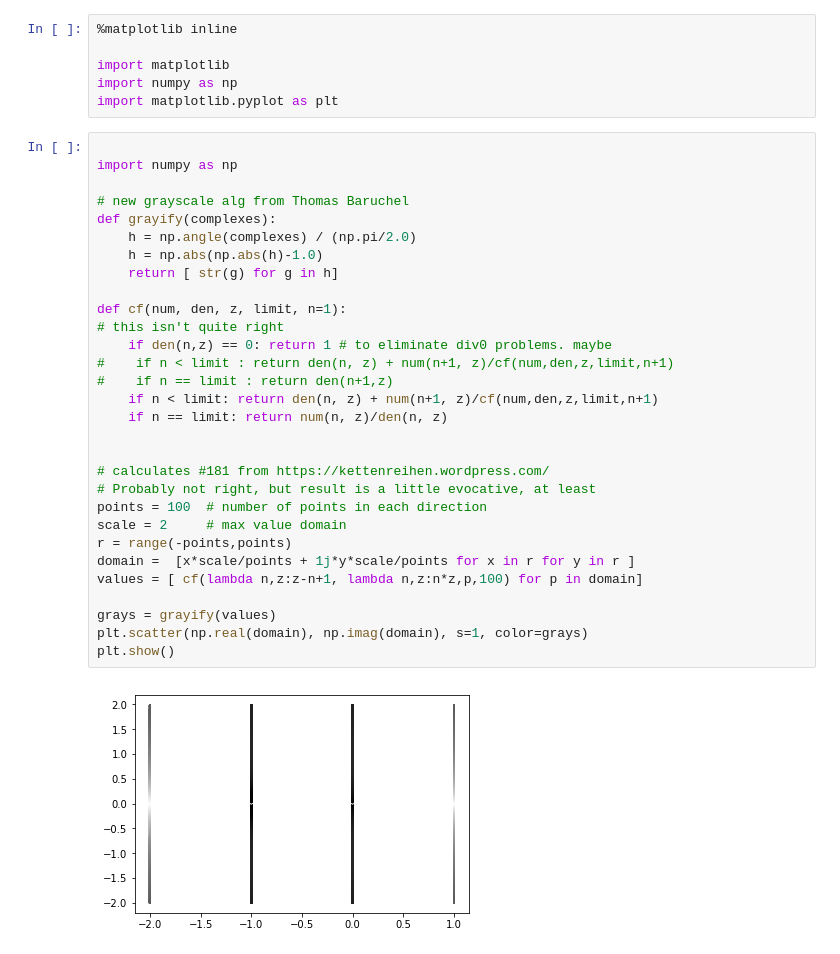
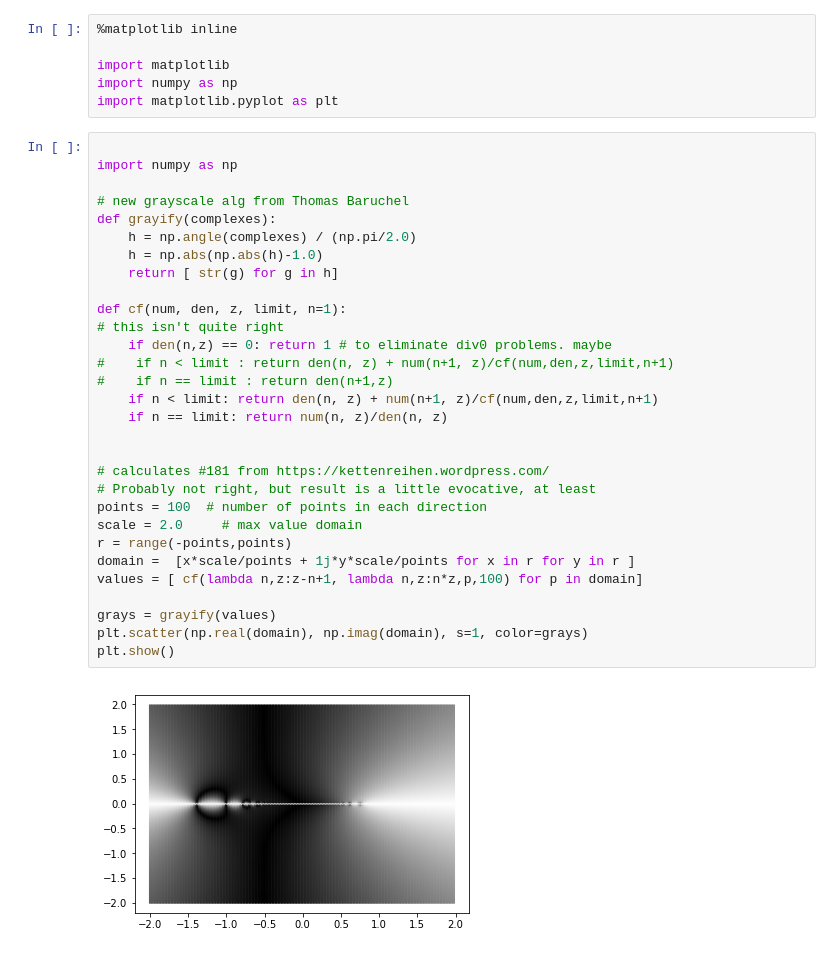
Before and after one commit to odewahn/fractions, a Jupyter notebook: fractions-alt.ipynb, the cells around one changed output. Cells and saved outputs as stored; diff of their text form.

Commit message:
changed scale to a float, not int

```diff
--- a/fractions-alt.ipynb
+++ b/fractions-alt.ipynb
@@ -7,32 +7,32 @@ import matplotlib.pyplot as plt
 # %%
 
 import numpy as np
 
 # new grayscale alg from Thomas Baruchel
 def grayify(complexes):
     h = np.angle(complexes) / (np.pi/2.0)
     h = np.abs(np.abs(h)-1.0)
     return [ str(g) for g in h]
 
 def cf(num, den, z, limit, n=1):
 # this isn't quite right
     if den(n,z) == 0: return 1 # to eliminate div0 problems. maybe
 #    if n < limit : return den(n, z) + num(n+1, z)/cf(num,den,z,limit,n+1)
 #    if n == limit : return den(n+1,z)
     if n < limit: return den(n, z) + num(n+1, z)/cf(num,den,z,limit,n+1)
     if n == limit: return num(n, z)/den(n, z)
 
 
 # calculates #181 from https://kettenreihen.wordpress.com/
 # Probably not right, but result is a little evocative, at least
 points = 100  # number of points in each direction
-scale = 2     # max value domain
+scale = 2.0     # max value domain
 r = range(-points,points)
 domain =  [x*scale/points + 1j*y*scale/points for x in r for y in r ]
 values = [ cf(lambda n,z:z-n+1, lambda n,z:n*z,p,100) for p in domain]
 
 grays = grayify(values)
 plt.scatter(np.real(domain), np.imag(domain), s=1, color=grays)
 plt.show()
 # %% [output]
-[figure, old version]
+[figure, new version]
```
Also changed, not shown: 1 other file.
